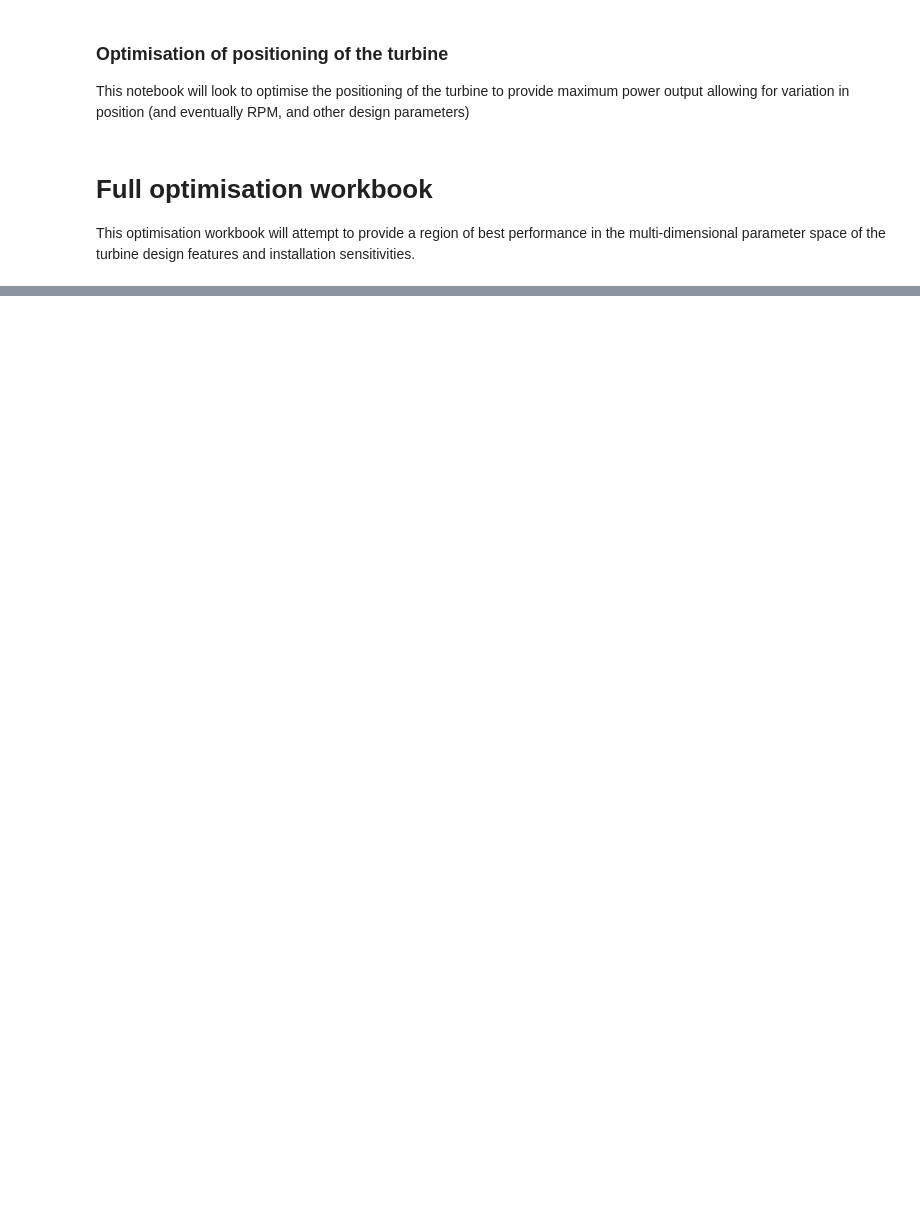
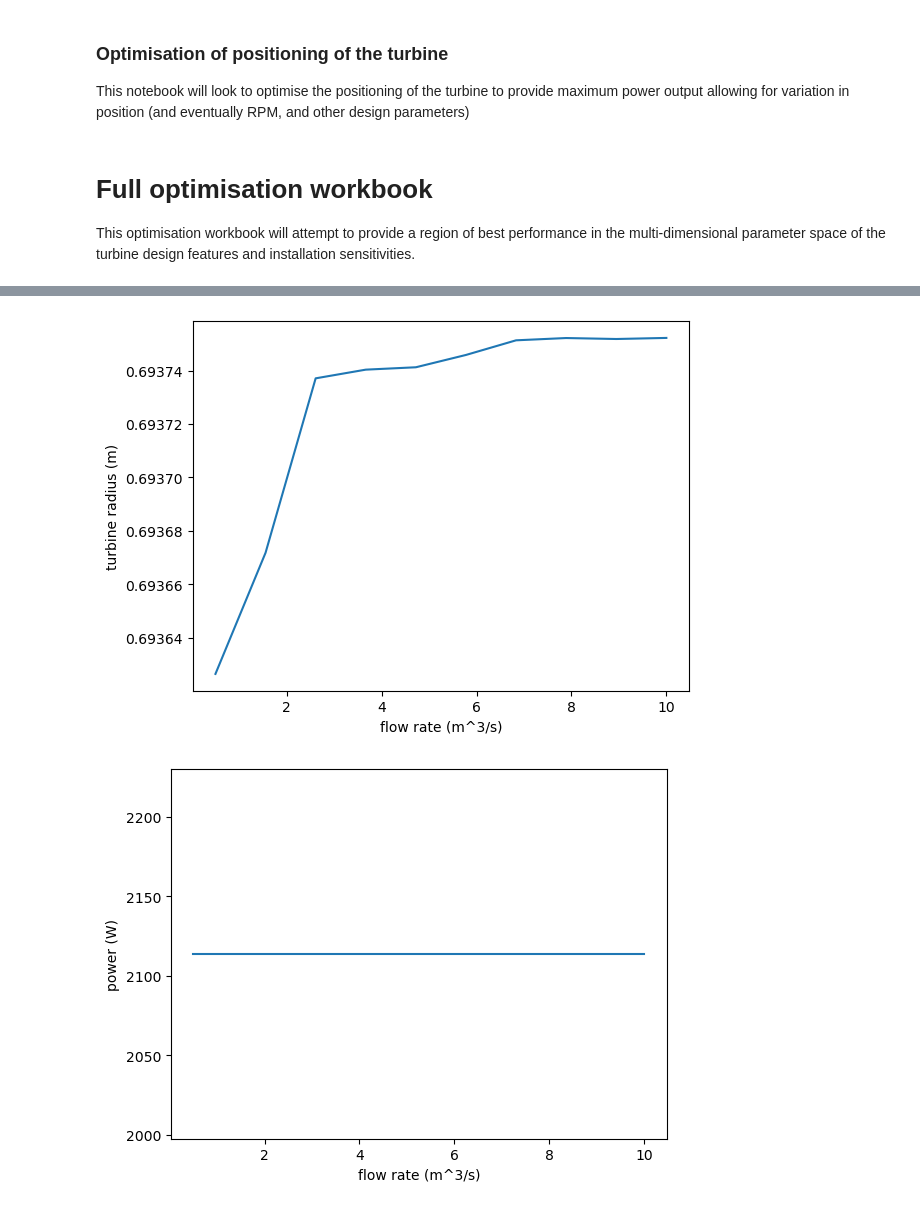
Before and after one commit to pilipb/DP4-code, a Jupyter notebook: optimisation.ipynb, the cells around one changed output, grey strips where cells are left out. Cells and saved outputs as stored; diff of their text form; code cells hidden in the pictures; blank space fills up the shorter version.

Commit message:
particle swarm optimisation applied

```diff
--- a/optimisation.ipynb
+++ b/optimisation.ipynb
@@ -44,0 +90,19 @@ u_param_dict = {
+# %%
+# now repeat the optimisation for a range of river velocities
+
+# define the range of velocities
+velocities = np.linspace(0.5, 10, 10)
+
+# create a dataframe to store the results
+b_results = pd.DataFrame(columns=['flow rate', 'power', 'radius', 'width', 'num_blades', 'x_centre', 'y_centre', 'RPM'])
+
+# loop through the velocities
+for velocity in velocities:
+    # create a new river object
+    b_river = river_obj(width=0.77, depth=0.3, velocity=velocity, head=1)
+    # create a new turbine object
+    b_turbine = breastTurbine(b_river)
+    # run the optimisation
+    cost, pos = optimiser.optimize(fun, iters=100)
+    # store the results
+    b_results = b_results.append({'flow rate': b_river.vol_flow_rate, 'power': -cost, 'radius': pos[0], 'width': pos[1], 'num_blades': np.round(pos[2],0), 'x_centre': pos[3], 'y_centre': pos[4], 'RPM': pos[5]}, ignore_index=True)
@@ -44,0 +130,47 @@ u_param_dict = {
+# %%
+# plot the results radius vs flow rate
+plt.plot(b_results['flow rate'], b_results['radius'])
+plt.xlabel('flow rate (m^3/s)')
+plt.ylabel('turbine radius (m)')
+plt.show()
+
+# plot the results power vs flow rate
+plt.plot(b_results['flow rate'], b_results['power'])
+plt.xlabel('flow rate (m^3/s)')
+plt.ylabel('power (W)')
+plt.show()
+
+# plot the width vs flow rate
+plt.plot(b_results['flow rate'], b_results['width'])
+plt.xlabel('flow rate (m^3/s)')
+plt.ylabel('turbine width (m)')
+plt.show()
+
+# plot the number of blades vs flow rate
+plt.plot(b_results['flow rate'], b_results['num_blades'])
+plt.xlabel('flow rate (m^3/s)')
+plt.ylabel('number of blades')
+plt.show()
+
+# plot the x centre vs flow rate
+plt.plot(b_results['flow rate'], b_results['x_centre'])
+plt.xlabel('flow rate (m^3/s)')
+plt.ylabel('x centre (m)')
+plt.show()
+
+# plot the y centre vs flow rate
+plt.plot(b_results['flow rate'], b_results['y_centre'])
+plt.xlabel('flow rate (m^3/s)')
+plt.ylabel('y centre (m)')
+plt.show()
+
+# plot the RPM vs flow rate
+plt.plot(b_results['flow rate'], b_results['RPM'])
+plt.xlabel('flow rate (m^3/s)')
+plt.ylabel('RPM')
+# make the y labels integers
+plt.yticks(np.arange(0, 41, 5))
+plt.show()
+# %% [output]
+[figure, added]
+[figure, added]
```
Also changed, not shown: parts of 6 cells of this notebook, 1 other file.
